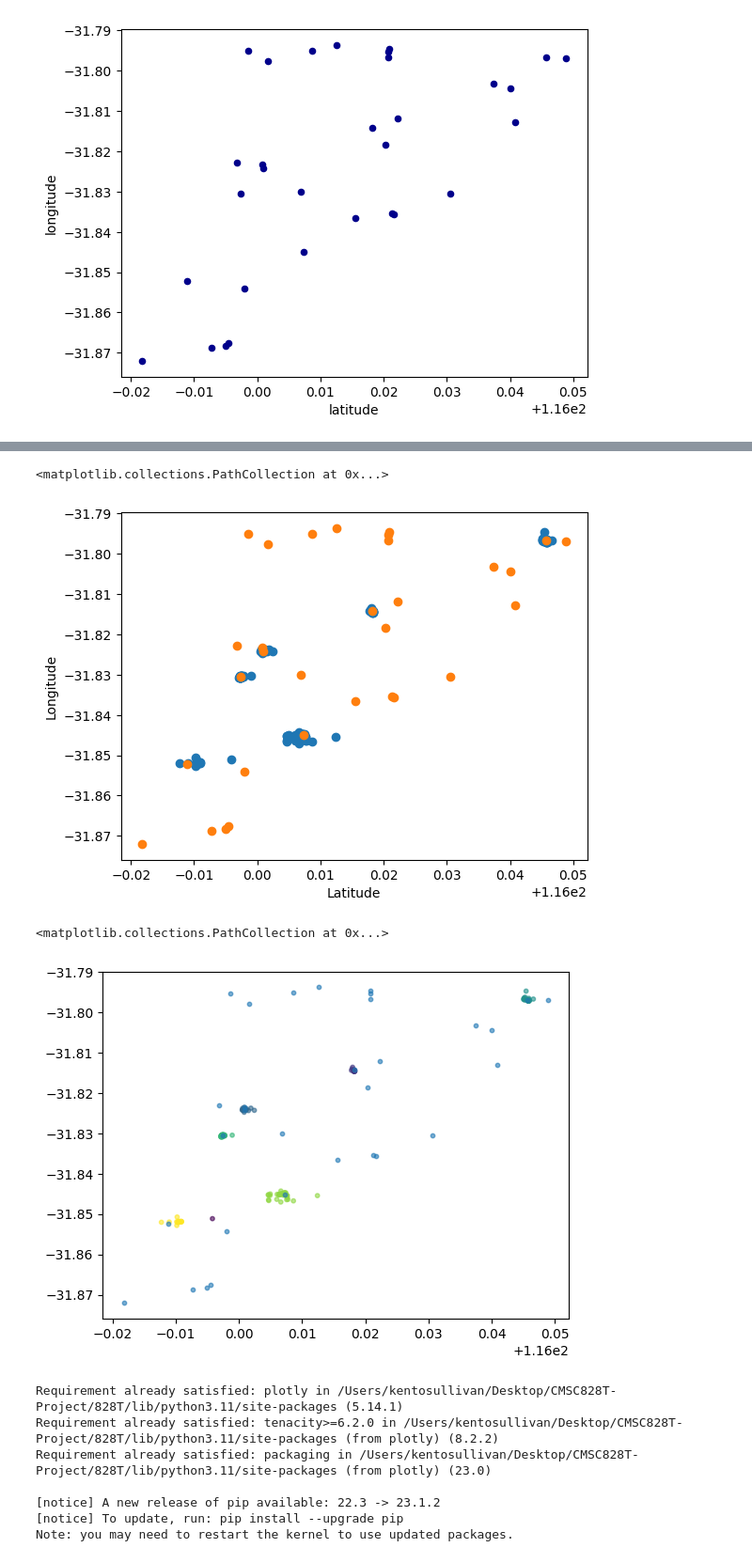
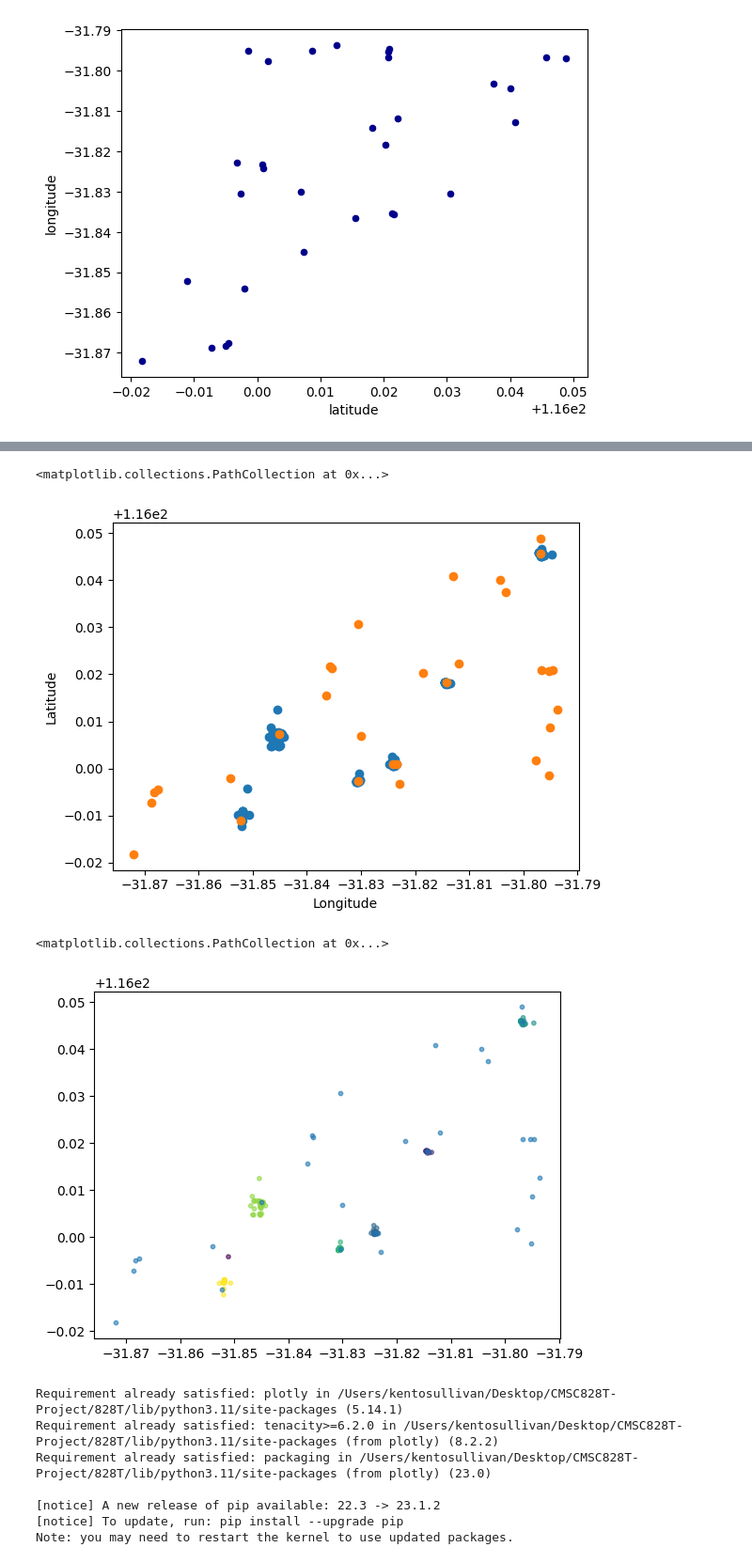
Before and after one commit to osullik/GESTALT, a Jupyter notebook: code/vizualizations.ipynb, the cells around one changed output, grey strips where cells are left out. Shown at 94% size. Drawn from its saved outputs; the diff is of its cells as text; code cells hidden in the pictures.

```diff
--- a/code/vizualizations.ipynb
+++ b/code/vizualizations.ipynb
@@ -80,20 +66,20 @@ plot = obj_df.plot.scatter(x='latitude', y='longitude', c='Red')
 # %%
-plt.xlabel('Latitude')
-plt.ylabel('Longitude')
-plt.scatter(obj_df['latitude'],obj_df['longitude'], label="Objects")
-plt.scatter(osm_df['latitude'],osm_df['longitude'], label="Locations")
+plt.xlabel('Longitude')
+plt.ylabel('Latitude')
+plt.scatter(y=obj_df['latitude'],x=obj_df['longitude'], label="Objects")
+plt.scatter(y=osm_df['latitude'],x=osm_df['longitude'], label="Locations")
 # %% [output]
 <matplotlib.collections.PathCollection at 0x...>
-[figure, old version]
+[figure, new version]
 # %%
 #colors = ['Red', 'Pink', 'Yellow', 'Blue', 'Green', 'Indigo']
 #obj_df['c'] = obj_df.cluster.map({0:colors[0], 1:colors[1], 2:colors[2], 3:colors[3],
 #                          4:colors[4], 5:colors[5]})
-plt.scatter(obj_df.latitude ,obj_df.longitude, c=obj_df.cluster, alpha =0.6, s=10)
-plt.scatter(osm_df['latitude'],osm_df['longitude'], label="Locations",alpha =0.6, s=10 )
+plt.scatter(y=obj_df.latitude ,x=obj_df.longitude, c=obj_df.cluster, alpha =0.6, s=10)
+plt.scatter(y=osm_df['latitude'],x=osm_df['longitude'], label="Locations",alpha =0.6, s=10 )
 # %% [output]
 <matplotlib.collections.PathCollection at 0x...>
-[figure, old version]
+[figure, new version]
 # %%
 pip install plotly
 # %% [output]
```
Also changed, not shown: parts of 43 cells of this notebook, 2 other files.
